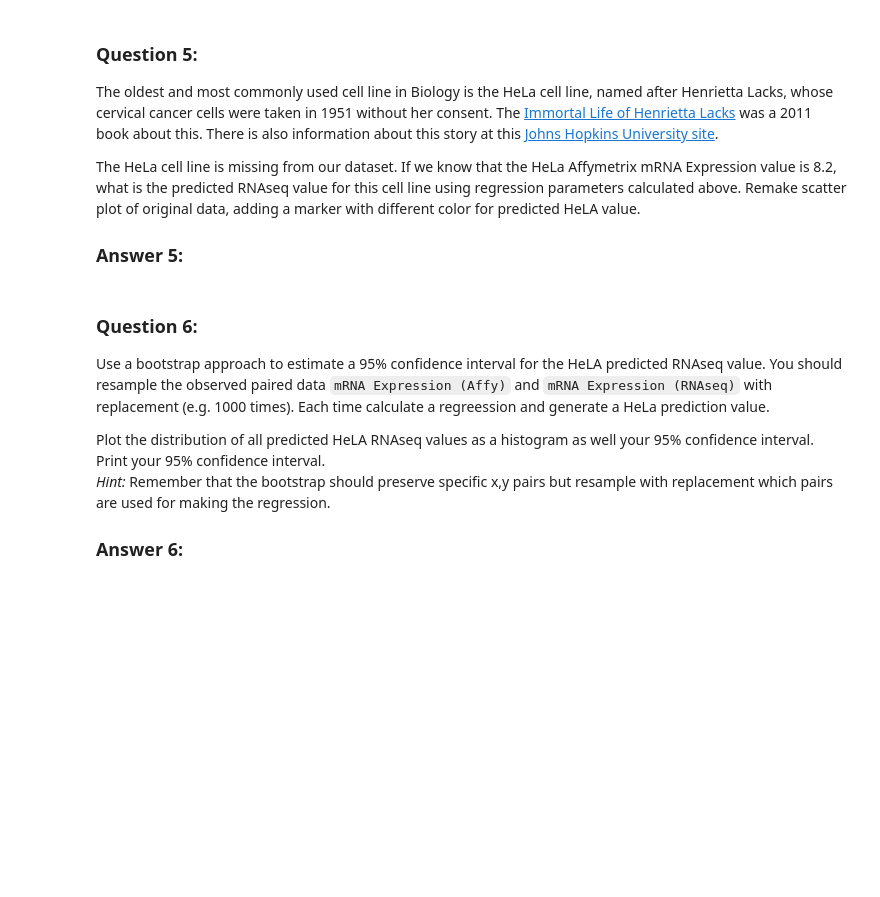
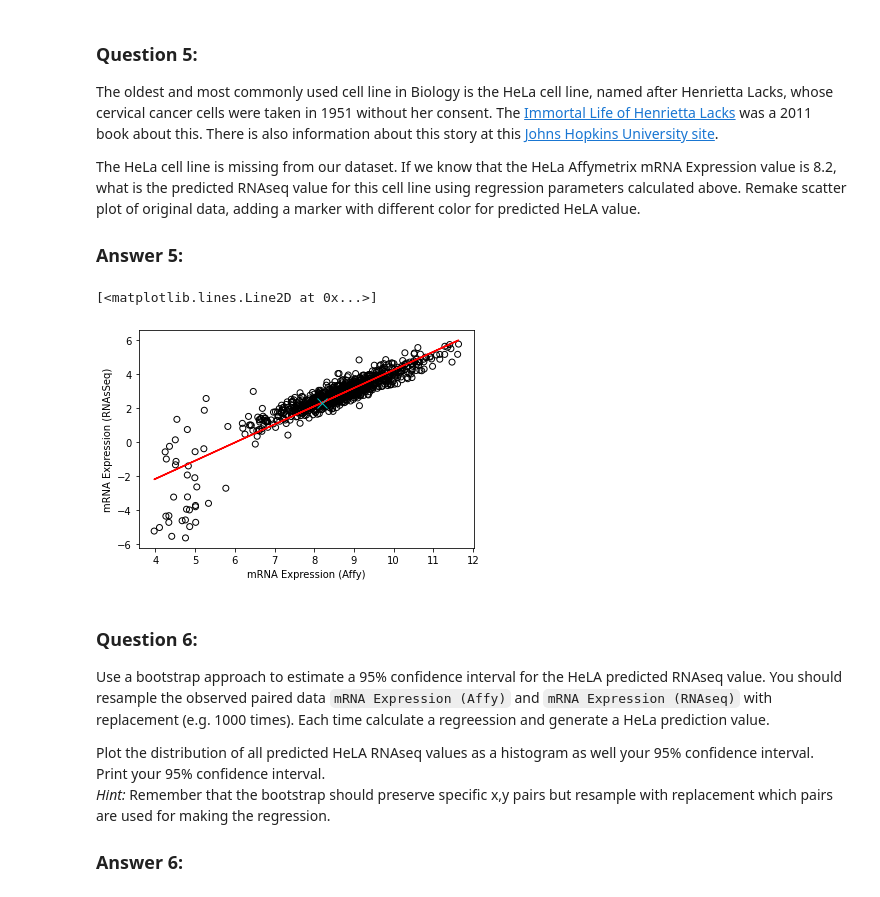
Before and after one commit to skylerhar1/Hw8-Skyler-riely-michael, a Jupyter notebook: hw08_michael.ipynb, the cells around one changed output. Drawn from its saved outputs; the diff is of its cells as text; code cells hidden in the pictures; blank space fills up the shorter version.

```diff
--- a/hw08_michael.ipynb
+++ b/hw08_michael.ipynb
@@ -116,3 +157,17 @@ The HeLa cell line is missing from our dataset. If we know that the HeLa Affymet
+# %%
+corr_line = get_regression_parameters(df['affy'],df['rnaseq'])
+xpts = df['affy']
+ypts = df['affy']*corr_line[0]+corr_line[1]
+
+plt.figure()
+plt.scatter(df['affy'],df['rnaseq'], facecolor = 'none',edgecolor = 'k')
+plt.xlabel('mRNA Expression (Affy)')
+plt.ylabel('mRNA Expression (RNAsSeq)')
+plt.plot(xpts, ypts, color = 'r')
+plt.plot(8.2, 8.2*corr_line[0]+corr_line[1], 'x', color = 'c', markersize = 10)
+# %% [output]
+[<matplotlib.lines.Line2D at 0x...>]
+[figure, added]
 # %% [markdown]
 ### Question 6:
 Use a bootstrap approach to estimate a 95% confidence interval for the HeLA predicted RNAseq value. You should resample the observed paired data `mRNA Expression (Affy)` and `mRNA Expression (RNAseq)` with replacement (e.g. 1000 times). Each time calculate a regreession and generate a HeLa prediction value.
```
Also changed, not shown: parts of 6 cells of this notebook.
